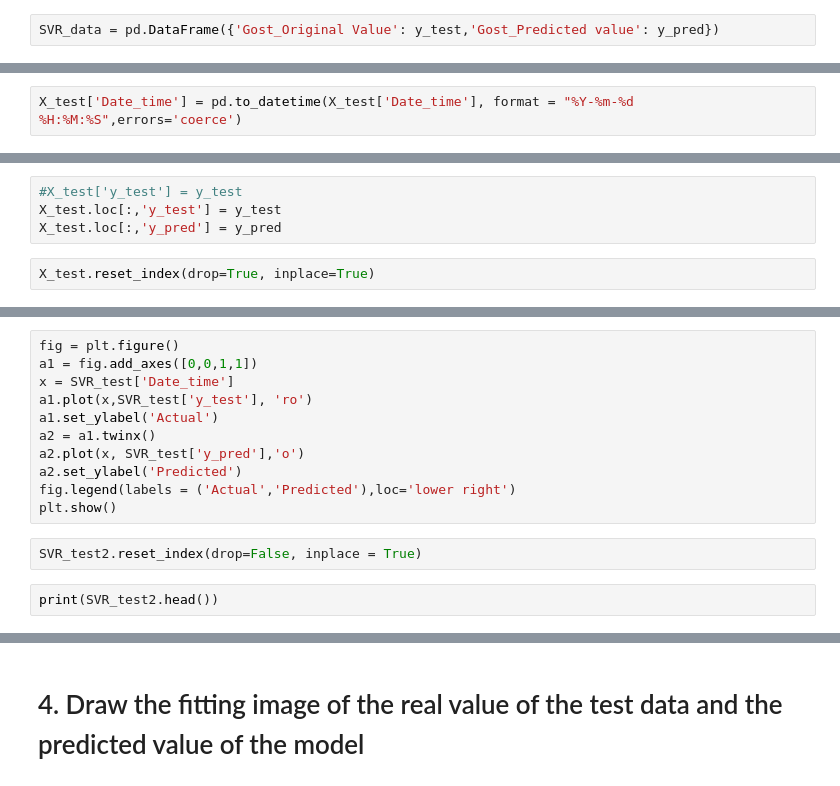
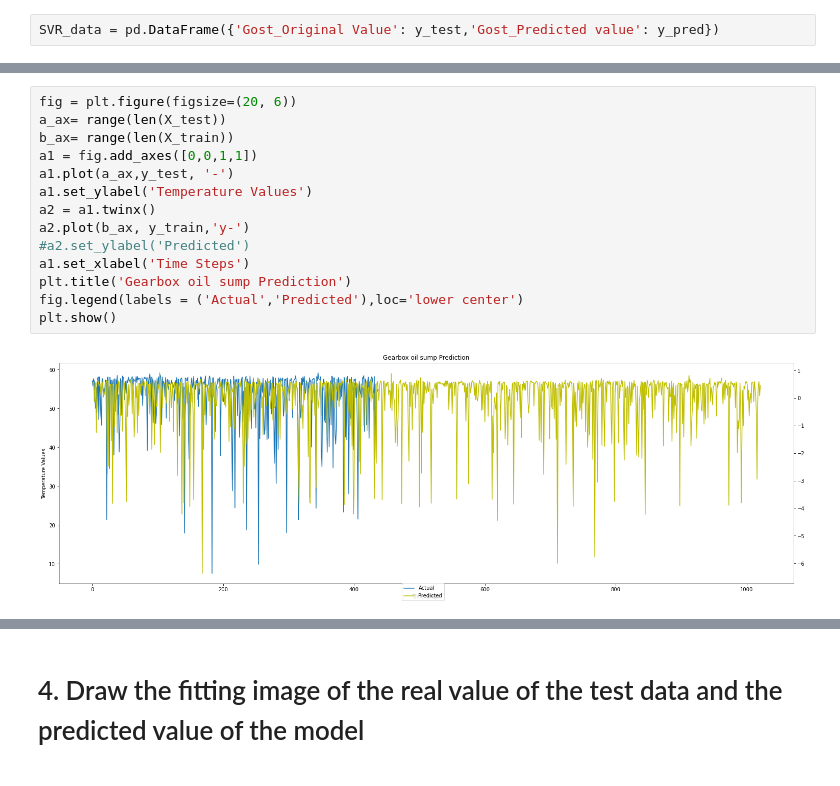
Before and after one commit to Evelenac/Twin-Wind-Turbine, a Jupyter notebook: ML_Digital_Turbine.ipynb, the cells around one changed output, grey strips where cells are left out. Cells and saved outputs as stored; diff of their text form.

```diff
--- a/ML_Digital_Turbine.ipynb
+++ b/ML_Digital_Turbine.ipynb
@@ -223,2 +279,0 @@ np.size(y_test)
-# %%
-X_test['Date_time'] = pd.to_datetime(X_test['Date_time'], format = "%Y-%m-%d %H:%M:%S",errors='coerce')
@@ -231,6 +279,0 @@ Normalize data calculating average values for each month of the year to obtain a
-# %%
-#X_test['y_test'] = y_test
-X_test.loc[:,'y_test'] = y_test
-X_test.loc[:,'y_pred'] = y_pred
-# %%
-X_test.reset_index(drop=True, inplace=True)
@@ -255,15 +292,16 @@ print(SVR_test.head())
 # %%
-fig = plt.figure()
+fig = plt.figure(figsize=(20, 6))
+a_ax= range(len(X_test))
+b_ax= range(len(X_train))
 a1 = fig.add_axes([0,0,1,1])
-x = SVR_test['Date_time']
-a1.plot(x,SVR_test['y_test'], 'ro')
-a1.set_ylabel('Actual')
+a1.plot(a_ax,y_test, '-')
+a1.set_ylabel('Temperature Values')
 a2 = a1.twinx()
-a2.plot(x, SVR_test['y_pred'],'o')
-a2.set_ylabel('Predicted')
-fig.legend(labels = ('Actual','Predicted'),loc='lower right')
+a2.plot(b_ax, y_train,'y-')
+#a2.set_ylabel('Predicted')
+a1.set_xlabel('Time Steps')
+plt.title('Gearbox oil sump Prediction')
+fig.legend(labels = ('Actual','Predicted'),loc='lower center')
 plt.show()
+# %% [output]
+[figure, added]
-# %%
-SVR_test2.reset_index(drop=False, inplace = True)
-# %%
-print(SVR_test2.head())
```
Also changed, not shown: parts of 128 cells of this notebook.
